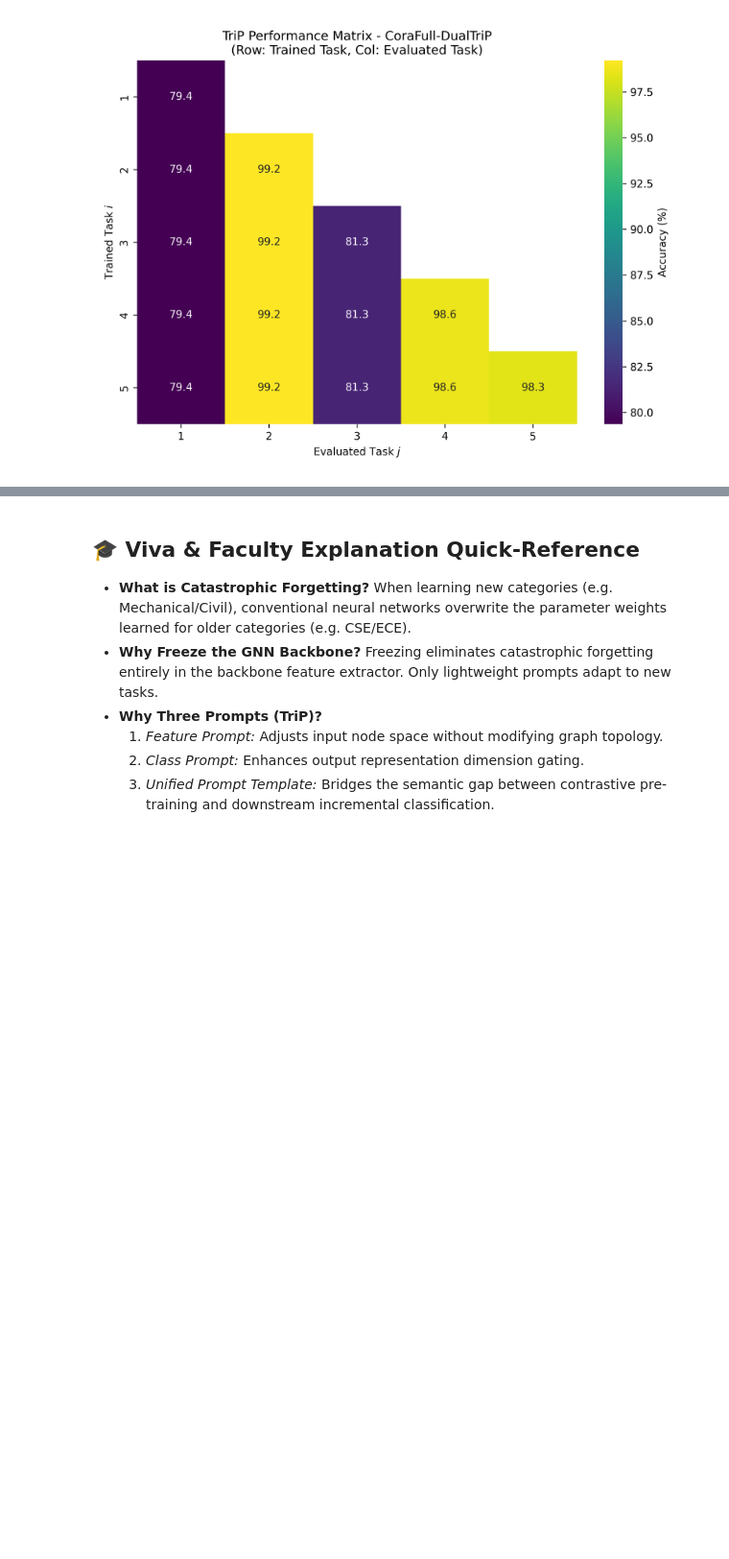
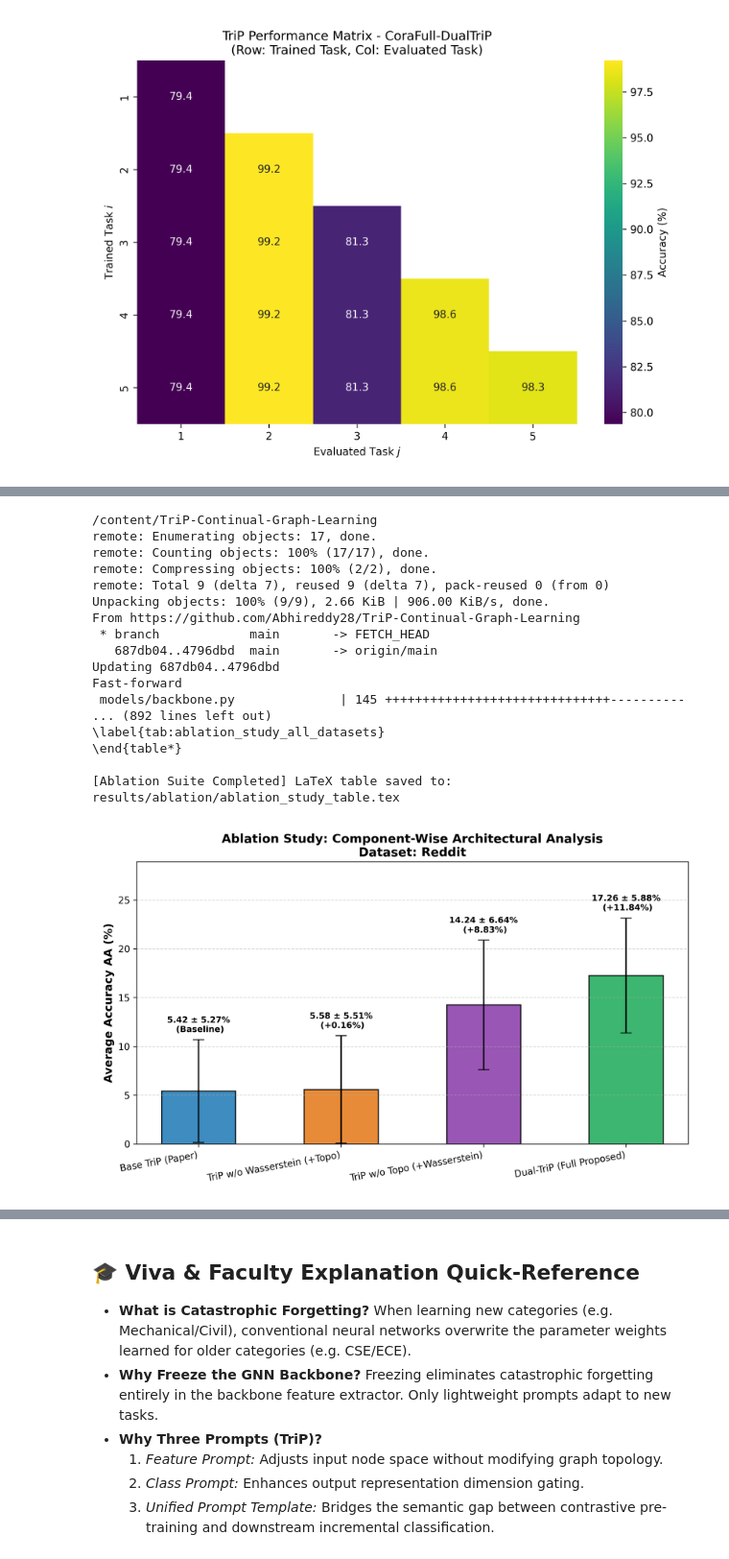
Before and after one commit to Abhireddy28/TriP-Continual-Graph-Learning, a Jupyter notebook: notebooks/TriP_Colab_Runner.ipynb, the cells around one changed output, grey strips where cells are left out. Shown at 96% size. Cells and saved outputs as stored; diff of their text form; code cells hidden in the pictures; blank space fills up the shorter version.

```diff
--- a/notebooks/TriP_Colab_Runner.ipynb
+++ b/notebooks/TriP_Colab_Runner.ipynb
@@ -700,0 +949,34 @@ LaTeX table saved to: results/CoraFull_significance_table.tex
+# %%
+# 1. Pull the memory-optimized commit (4796dbd)
+%cd /content/TriP-Continual-Graph-Learning
+!git pull origin main
+
+# 2. Run the dedicated Reddit Ablation Study (5 tasks, 3 seeds)
+!python run_ablation_study.py --dataset reddit --seeds 42 123 456 --max_tasks 5
+
+# 3. View and download the generated ablation chart and LaTeX table
+from IPython.display import Image, display
+from google.colab import files
+
+display(Image("results/ablation/Reddit_ablation_study.png"))
+files.download("results/ablation/Reddit_ablation_study.png")
+files.download("results/ablation/ablation_study_table.tex")
+# %% [output]
+/content/TriP-Continual-Graph-Learning
+remote: Enumerating objects: 17, done.
+remote: Counting objects: 100% (17/17), done.
+remote: Compressing objects: 100% (2/2), done.
+remote: Total 9 (delta 7), reused 9 (delta 7), pack-reused 0 (from 0)
+Unpacking objects: 100% (9/9), 2.66 KiB | 906.00 KiB/s, done.
+From https://github.com/Abhireddy28/TriP-Continual-Graph-Learning
+ * branch            main       -> FETCH_HEAD
+   687db04..4796dbd  main       -> origin/main
+Updating 687db04..4796dbd
+Fast-forward
+ models/backbone.py              | 145 ++++++++++++++++++++++++++++++----------
+... (892 lines left out)
+\label{tab:ablation_study_all_datasets}
+\end{table*}
+
+[Ablation Suite Completed] LaTeX table saved to: results/ablation/ablation_study_table.tex
+[figure, added]
```
Also changed, not shown: parts of 10 cells of this notebook.
